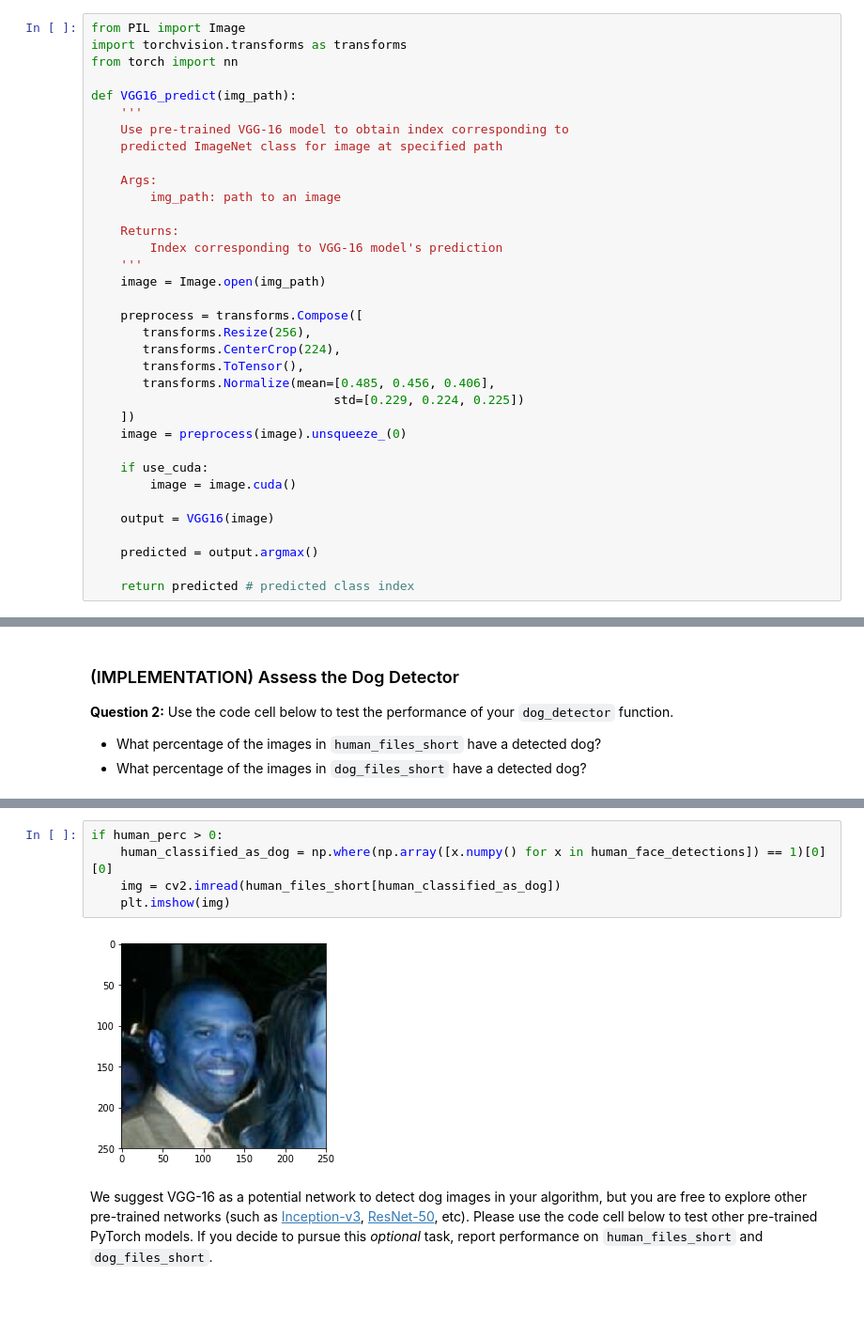
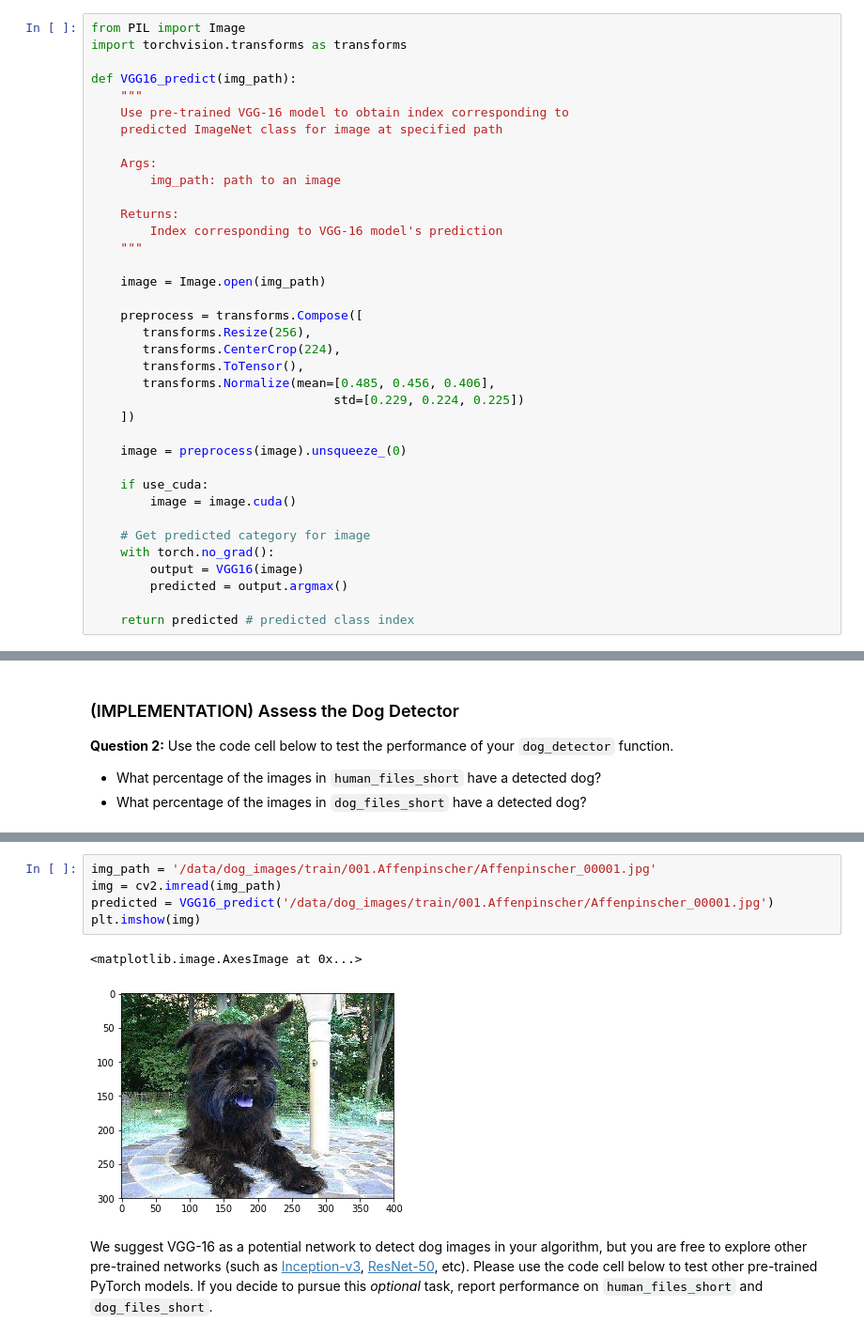
Before and after one commit to kapilsh/deep-learning-v2-pytorch, a Jupyter notebook: project-dog-classification/dog_app.ipynb, the cells around one changed output, grey strips where cells are left out. Shown at 94% size. Drawn from its saved outputs; the diff is of its cells as text; blank space fills up the shorter version.

```diff
--- a/project-dog-classification/dog_app.ipynb
+++ b/project-dog-classification/dog_app.ipynb
@@ -204,10 +202,9 @@ Before writing the function, make sure that you take the time to learn  how to a
 # %%
 from PIL import Image
 import torchvision.transforms as transforms
-from torch import nn
 
 def VGG16_predict(img_path):
-    '''
+    """
     Use pre-trained VGG-16 model to obtain index corresponding to
     predicted ImageNet class for image at specified path
 
@@ -216,7 +213,8 @@ def VGG16_predict(img_path):
 
     Returns:
         Index corresponding to VGG-16 model's prediction
-    '''
+    """
+
     image = Image.open(img_path)
 
     preprocess = transforms.Compose([
@@ -226,13 +224,15 @@ def VGG16_predict(img_path):
        transforms.Normalize(mean=[0.485, 0.456, 0.406],
                                  std=[0.229, 0.224, 0.225])
     ])
+
     image = preprocess(image).unsqueeze_(0)
 
     if use_cuda:
         image = image.cuda()
 
-    output = VGG16(image)
-
-    predicted = output.argmax()
+    # Get predicted category for image
+    with torch.no_grad():
+        output = VGG16(image)
+        predicted = output.argmax()
 
     return predicted # predicted class index
@@ -291,9 +280,10 @@ logger.info("Human Accuracy: %.2f%% | Dogs Accuracy: %.2f%%", human_perc, dog_pe
-# %%
-if human_perc > 0:
-    human_classified_as_dog = np.where(np.array([x.numpy() for x in human_face_detections]) == 1)[0][0]
-    img = cv2.imread(human_files_short[human_classified_as_dog])
-    plt.imshow(img)
-# %% [output]
-[figure, removed]
+# %%
+img_path = '/data/dog_images/train/001.Affenpinscher/Affenpinscher_00001.jpg'
+img = cv2.imread(img_path)
+predicted = VGG16_predict('/data/dog_images/train/001.Affenpinscher/Affenpinscher_00001.jpg')
+plt.imshow(img)
+# %% [output]
+<matplotlib.image.AxesImage at 0x...>
+[figure, added]
 # %% [markdown]
 We suggest VGG-16 as a potential network to detect dog images in your algorithm, but you are free to explore other pre-trained networks (such as [Inception-v3](http://pytorch.org/docs/master/torchvision/models.html#inception-v3), [ResNet-50](http://pytorch.org/docs/master/torchvision/models.html#id3), etc).  Please use the code cell below to test other pre-trained PyTorch models.  If you decide to pursue this _optional_ task, report performance on `human_files_short` and `dog_files_short`.
```
Also changed, not shown: parts of 41 cells of this notebook, 1 other file.
